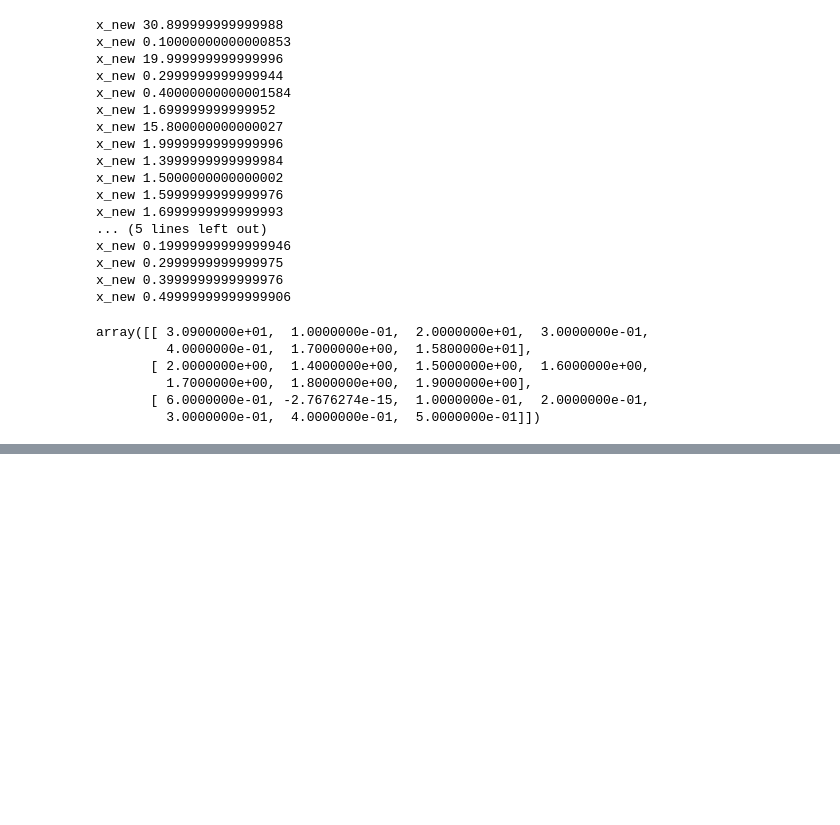
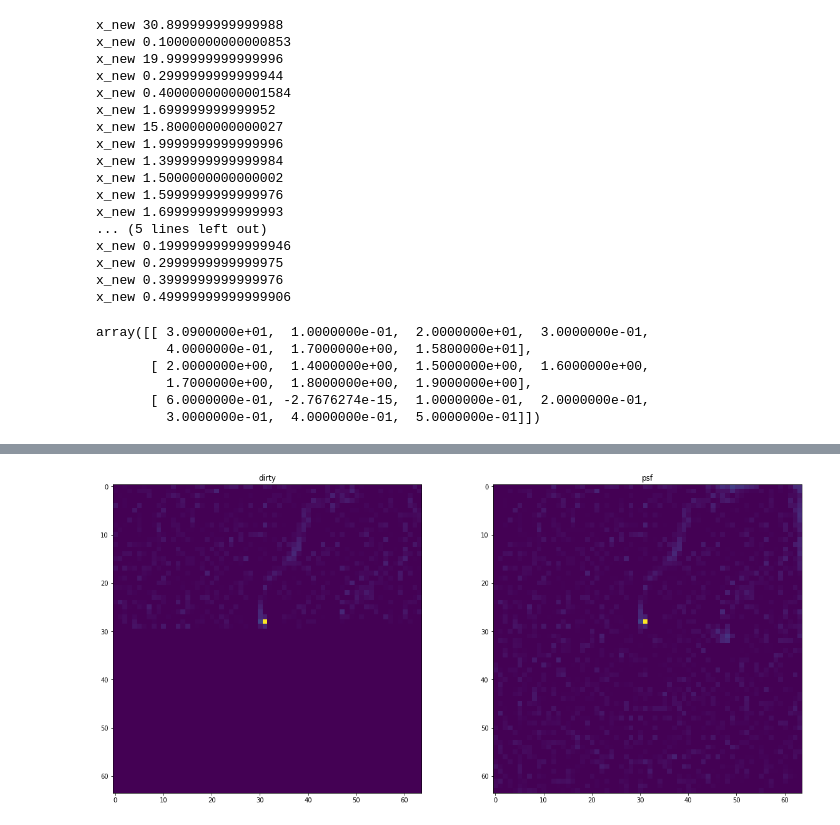
Before and after one commit to lord-blueberry/p8-pipeline, a Jupyter notebook: sandbox/ipython_workspace/CD_Try.ipynb, the cells around one changed output, grey strips where cells are left out. Cells and saved outputs as stored; diff of their text form; code cells hidden in the pictures; blank space fills up the shorter version.

```diff
--- a/sandbox/ipython_workspace/CD_Try.ipynb
+++ b/sandbox/ipython_workspace/CD_Try.ipynb
@@ -259,0 +503,3 @@ array([[ 3.0900000e+01,  1.0000000e-01,  2.0000000e+01,  3.0000000e-01,
+# %%
+pure = np.zeros(dim)
+transform(y, pure, p_prepped, (1 - conv_vis0))
@@ -259,0 +525,4 @@ array([[ 3.0900000e+01,  1.0000000e-01,  2.0000000e+01,  3.0000000e-01,
+# %%
+plot_comparison(pure, 'dirty', x_w0, "psf")
+# %% [output]
+[figure, added]
```
Also changed, not shown: parts of 20 cells of this notebook.
